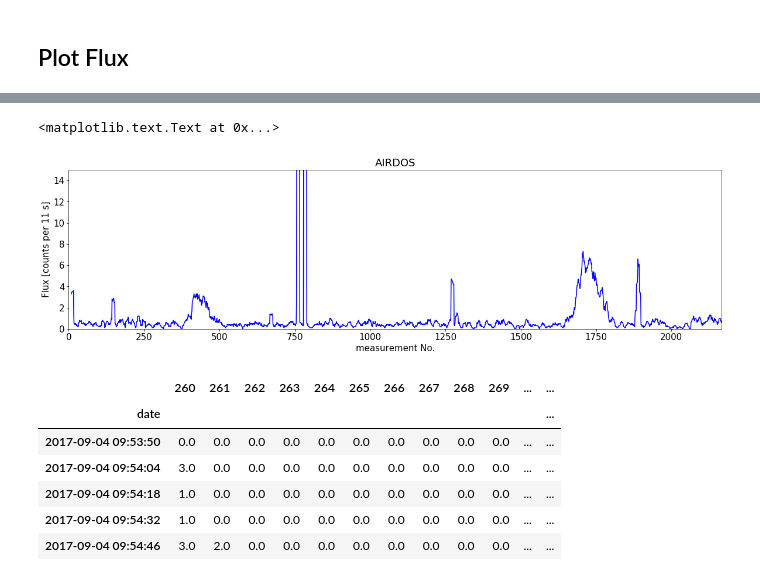
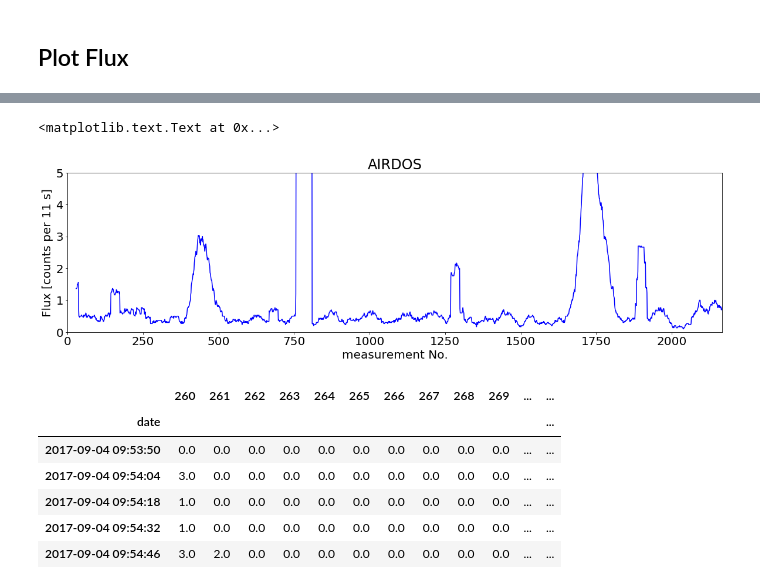
Before and after one commit to ODZ-UJF-AV-CR/AIRDOS-parser, a Jupyter notebook: AIRDOS4_256_flux.ipynb, the cells around one changed output, grey strips where cells are left out. Cells and saved outputs as stored; diff of their text form; code cells hidden in the pictures.

```diff
--- a/AIRDOS4_256_flux.ipynb
+++ b/AIRDOS4_256_flux.ipynb
@@ -44,28 +44,30 @@ df.drop(df[df[0]=='$GPGSV'].index, inplace=True)
 # %% [markdown]
 ## Plot Flux
 # %%
-
 date = np.nan #pd.to_datetime('210317000000.00', format='%d%m%y%H%M%S.%f')
 altitude = np.nan
 LatDD = np.nan
 LonDD = np.nan
+flag=0
+
 for i,r in df.iterrows():
     if (r[0] == '$GPRMC'):
         date = pd.to_datetime(str(r[9])+str(r[1]), format='%d%m%y%H%M%S.%f',errors='coerce')
+        flag = 1
 
     if (r[0] == '$GPGGA'):
         altitude = r[9]
-    #r[20] = date
-    #df.set_value(i,20,date)
-    #df.set_value(i,21,altitude)
+
     df.set_value(i,'date',date)
+    #df.set_value(i,'altitude',np.nan)
     df.set_value(i,'altitude',altitude)
-    #df.set_value(i,22,LatDD)
-    #df.set_value(i,23,LonDD)
 
     if (r[0] == '$CANDY'):
         date = date + pd.Timedelta(seconds=14)
         df.set_value(i,'date',date)
+        #if (flag==1):
+        #    df.set_value(i,'altitude',altitude)
+        #    flag=0
 
 dfo = df
 #dfo.reset_index(inplace=True)
@@ -74,14 +76,15 @@ dfo.drop(dfo[dfo[0]=='$GPGGA'].index, inplace=True)
 
 dfo.to_csv('radiation.csv')
 # %%
-plt.figure(figsize=(30,10))
+plt.figure(figsize=(15,10))
 matplotlib.rcParams.update({'font.size': 15})
 
 dfo = pd.read_table('radiation.csv', sep=',', header=0)
 dfo = dfo.dropna(how='any')
 dfo['date'] = pd.to_datetime(dfo['date'])
 dfo = dfo.set_index(['date'])
-xx = dfo.loc['2017-09-04 13:00:00':'2017-09-04 17:00:00']
+xx = dfo.loc['2017-10-01 02:00:00':]
+#xx = dfo.loc['2017-09-30 20:00:00':'2017-09-12 09:00:00']
 #xx = dfo
 #pandas.rolling_mean(arg, window, min_periods=None, freq=None, center=False, how=None, **kwargs)
 
@@ -91,9 +94,9 @@ xx['flux'] = xx[range(NOISE_LEVEL,LAST_CHANNEL)].sum(axis=1)
 xx[range(NOISE_LEVEL,LAST_CHANNEL)] = xx[range(NOISE_LEVEL,LAST_CHANNEL)].mul(range(1,LAST_CHANNEL+1-NOISE_LEVEL),axis=1)
 xx['rad'] = xx[range(NOISE_LEVEL,LAST_CHANNEL)].sum(axis=1)
 
-WINDOW = 1
+WINDOW = 10
 xx['rad'] = pd.rolling_mean(xx['rad'],WINDOW)
-xx['flux'] = pd.rolling_mean(xx['rad'],WINDOW)
+xx['flux'] = pd.rolling_mean(xx['flux'],WINDOW)
 
 #xx['rad'].plot(c='r', label='Doserate (rolling mean '+str(WINDOW)+')')
 xx['rad'].plot()
@@ -104,9 +107,7 @@ plt.ylabel('Effective Doserate in Silicon [arbitrary unit]', color='red')
 plt.legend(loc=2)
 
 ax = plt.twinx()
-xx['altitude'].plot(c='b',label='alt')
-plt.plot(xx['259']*100,c='tan',label='noise',zorder=10)
-#plt.plot(xx[19]*5000-xx['18']*100,c='green',label='corr')
+xx['altitude'].plot(c='b', label='alt', marker='o', linewidth='5', linestyle='None')
 plt.ylabel('altitude [m a.s.l.]', color='blue')
 #plt.ylim([0,500])
 plt.grid(b=True, which='major', color='grey', linestyle='-')
@@ -114,20 +115,20 @@ plt.grid(b=True, which='minor', color='grey', linestyle='-')
 plt.legend()
 plt.title('AIRDOS')
 
-plt.figure(figsize=(30,10))
-matplotlib.rcParams.update({'font.size': 15})
+plt.figure(figsize=(15,10))
+matplotlib.rcParams.update({'font.size': 20})
 
 xx['flux'].plot()
+#plt.ylim([0,15])
 
-plt.xlabel('UT')
+plt#.xlabel('UT')
 plt.ylabel('Flux [count]', color='red')
 #, xticks=['2017-03-27 00:00','2017-03-27 12:00','2017-03-28 00:00','2017-03-28 12:00','2017-03-29 00:00'],figsize=(20,5))
 plt.legend(loc=2)
 
 ax = plt.twinx()
-xx['altitude'].plot(c='b',label='alt')
+xx['altitude'].plot(c='b', label='alt', marker='o', linewidth='2', linestyle='none', drawstyle='steps-mid')
 plt.plot(xx['259']*100,c='tan',label='noise',zorder=10)
-#plt.plot(xx[19]*5000-xx['18']*100,c='green',label='corr')
 plt.ylabel('altitude [m a.s.l.]', color='blue')
 #plt.ylim([0,500])
 plt.grid(b=True, which='major', color='grey', linestyle='-')
@@ -157,35 +158,35 @@ See the caveats in the documentation: http://pandas.pydata.org/pandas-docs/stabl
 # %%
 rc = df.loc[df[0]=='$CANDY']
 rc.reset_index(drop=True, inplace=True)
 
 rc = rc.apply(pd.to_numeric, errors='coerce')
 
 #rc.to_csv('ble.txt')
 
 #rc['sum'] = rc[range(24,544)].sum(axis=1)
 #rc['sum'] = rc[range(21,544)].sum(axis=1)
 #rc['sum']
 
 
 plt.figure(figsize=(20,5))
-plt.ylim([0,15])
+plt.ylim([0,5])
 NOISE_LEVEL=21
 xx = rc.ix[:]
 NOISE_LEVEL=260
 LAST_CHANNEL=514
 #xx[range(NOISE_LEVEL,LAST_CHANNEL)] = xx[range(NOISE_LEVEL,LAST_CHANNEL)].mul(range(1,LAST_CHANNEL+1-NOISE_LEVEL),axis=1)
 xx['rad'] = xx[range(NOISE_LEVEL,LAST_CHANNEL)].sum(axis=1)
 
-WINDOW = 10
+WINDOW = 30
 xx['rad'] = pd.rolling_mean(xx['rad'],WINDOW)
 xx['rad'].plot(c='b')
 
 plt.title('AIRDOS')
 plt.xlabel('measurement No.')
 plt.ylabel('Flux [counts per 11 s]')
 # %% [output]
 <matplotlib.text.Text at 0x...>
-[figure, old version]
+[figure, new version]
 # %%
 # rc.iloc[:,516:1025]
 #dfo.iloc[:,516:1025]
```
Also changed, not shown: parts of 8 cells of this notebook, 1 other file.
